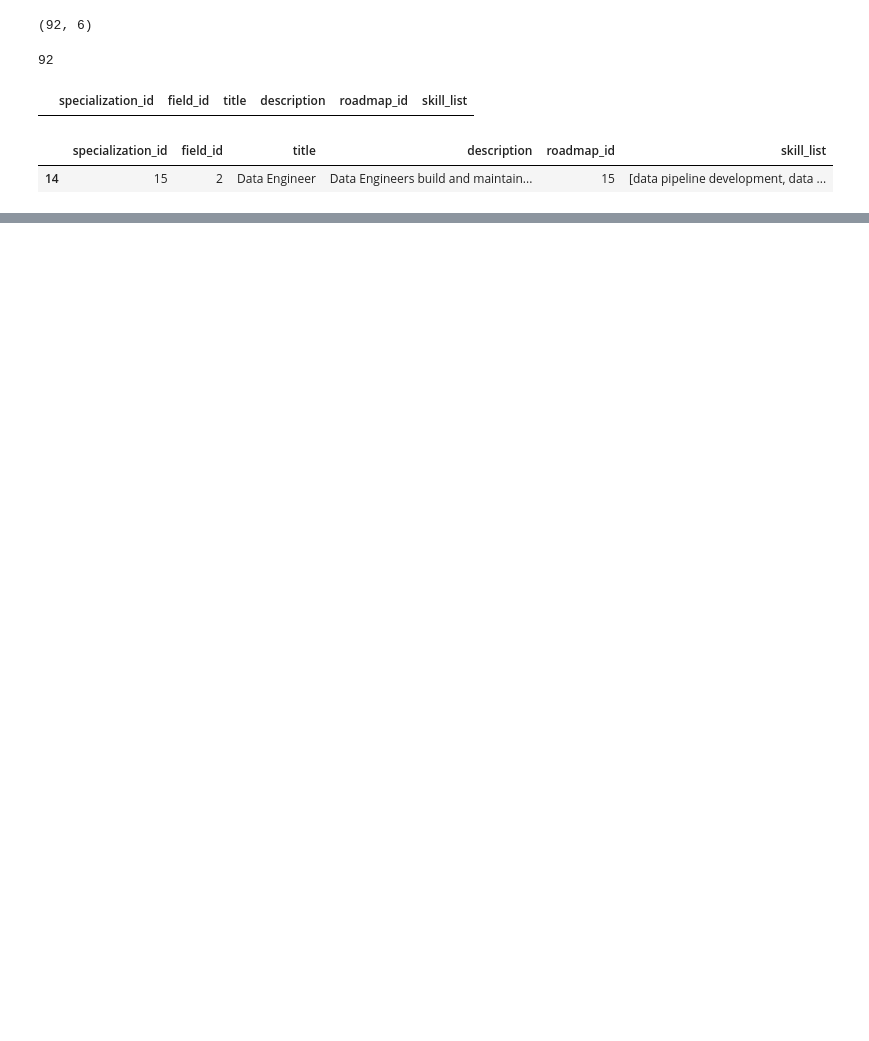
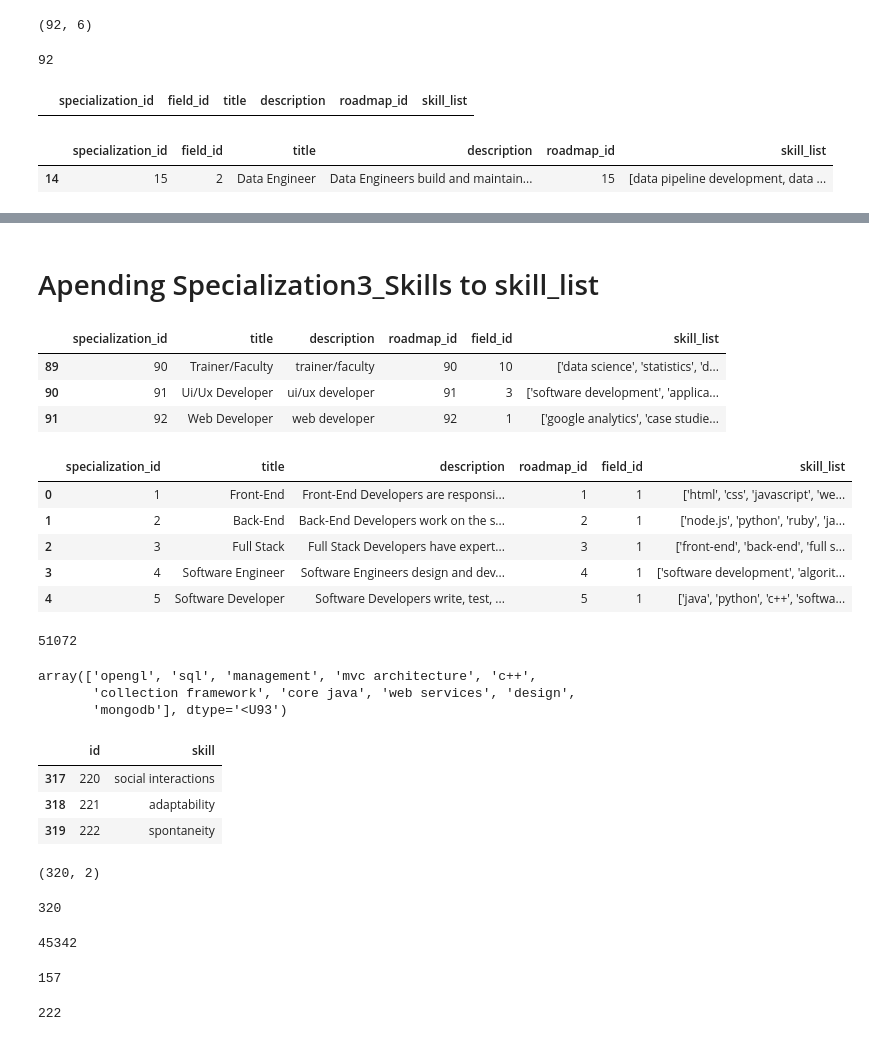
Before and after one commit to ron-ligsay/course-u, a Jupyter notebook: course_u/src/notebooks/specialization_x_field_skills.ipynb, the cells around one changed output, grey strips where cells are left out. Drawn from its saved outputs; the diff is of its cells as text; code cells hidden in the pictures; blank space fills up the shorter version.

Commit message:
test skills update

```diff
--- a/course_u/src/notebooks/specialization_x_field_skills.ipynb
+++ b/course_u/src/notebooks/specialization_x_field_skills.ipynb
@@ -440,3 +440,31 @@ specialization_2 = specialization_2[['specialization_id','title','description','
 # %%
 # save csv
 specialization_2.to_csv('../../static/csv/specialization3_skills.csv', index=False)
+# %% [markdown]
+# Apending Specialization3_Skills to skill_list
+# %%
+specialization3_skills = pd.read_csv('../../static/csv/specialization3_skills.csv')
+specialization3_skills.tail(3)
+# %% [output]
+|  | specialization_id | title | description | roadmap_id | field_id | skill_list |
+| 89 | 90 | Trainer/Faculty | trainer/faculty | 90 | 10 | ['data science', 'statistics', 'd... |
+| 90 | 91 | Ui/Ux Developer | ui/ux developer | 91 | 3 | ['software development', 'applica... |
+| 91 | 92 | Web Developer | web developer | 92 | 1 | ['google analytics', 'case studie... |
+# %%
+# for each row, get the skill_list and combine them into one list
+specialization3_skills['skill_list'] = specialization3_skills['skill_list'].apply(lambda x: x[1:-1].split(','))
+specialization3_skills.head()
+# %% [output]
+|  | specialization_id | title | description | roadmap_id | field_id | skill_list |
+| 0 | 1 | Front-End | Front-End Developers are responsi... | 1 | 1 | ['html', 'css', 'javascript', 'we... |
+| 1 | 2 | Back-End | Back-End Developers work on the s... | 2 | 1 | ['node.js', 'python', 'ruby', 'ja... |
+| 2 | 3 | Full Stack | Full Stack Developers have expert... | 3 | 1 | ['front-end', 'back-end', 'full s... |
+| 3 | 4 | Software Engineer | Software Engineers design and dev... | 4 | 1 | ['software development', 'algorit... |
+| 4 | 5 | Software Developer | Software Developers write, test, ... | 5 | 1 | ['java', 'python', 'c++', 'softwa... |
+# %%
+# Create a list of skills by combining all the skills from the 'skills_list' column
+all_skills = [skill for skill_list in specialization3_skills['skill_list'] for skill in skill_list]
+
+len(all_skills)
+# %% [output]
+51072
@@ -442,0 +474,45 @@ specialization_2.to_csv('../../static/csv/specialization3_skills.csv', index=Fal
+# %%
+# sample skills from all_skills
+sample_skills = np.random.choice(all_skills, 10)
+sample_skills
+# %% [output]
+array(['opengl', 'sql', 'management', 'mvc architecture', 'c++',
+       'collection framework', 'core java', 'web services', 'design',
+       'mongodb'], dtype='<U93')
+# %%
+# load skill_3.csv
+skill_3 = pd.read_csv('../../static/csv/skill_3.csv')
+skill_3.tail(3)
+# %% [output]
+|  | id | skill |
+| 317 | 220 | social interactions |
+| 318 | 221 | adaptability |
+| 319 | 222 | spontaneity |
+# %%
+skill_3.shape
+# %% [output]
+(320, 2)
+# %%
+# on skill_3, get the skill_name and save it to skill_3_list
+skill_3_list = skill_3['skill'].tolist()
+len(skill_3_list)
+# %% [output]
+320
+# %%
+# remove skills that are in skill_3_list
+skills_not_in_3 = [skill for skill in all_skills if skill not in skill_3_list]
+len(skills_not_in_3)
+# %% [output]
+45342
+# %%
+# remove skills from skill_3_list if its on all_skills
+skill_3_not_in_all_skill = [skill for skill in skill_3_list if skill not in all_skills]
+len(skill_3_not_in_all_skill)
+# %% [output]
+157
+# %%
+# on skill_3 get last id
+last_id = skill_3['id'].iloc[-1]
+last_id
+# %% [output]
+222
```
Also changed, not shown: parts of 1 cell of this notebook.
